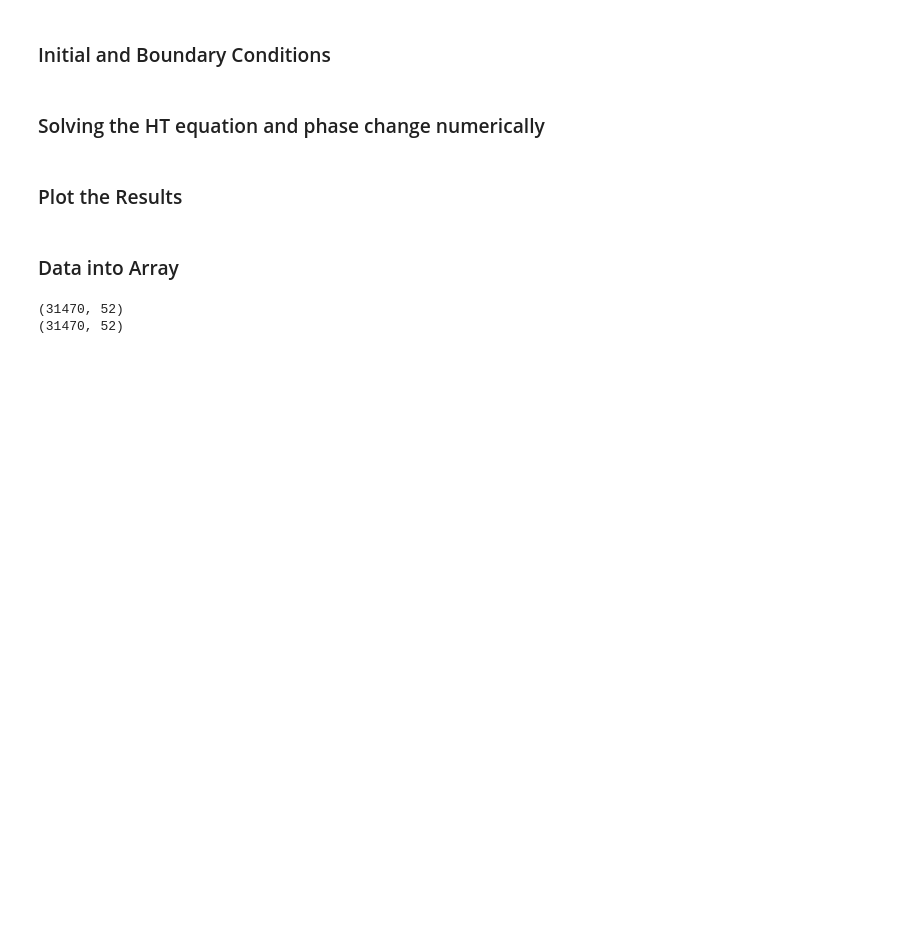
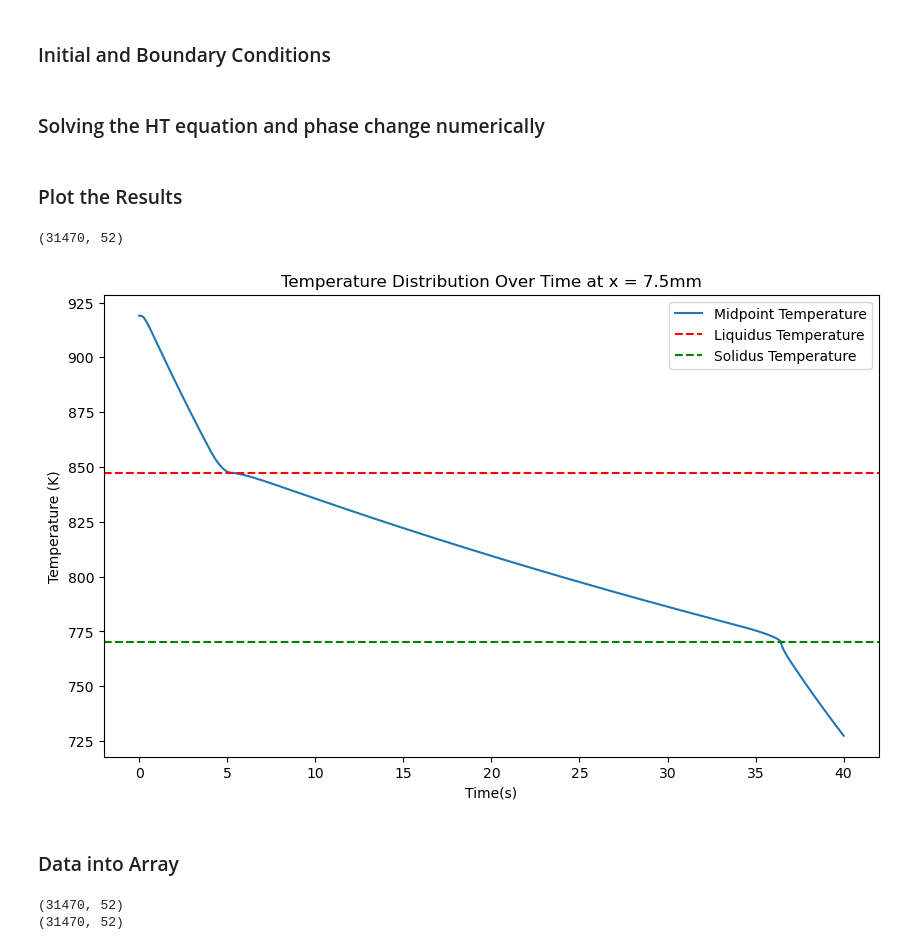
Before and after one commit to radhikrammohan/1D_HT_Pinn, a Jupyter notebook: Data-prep/PINN/MushyZone-PINN/Pinn-Mush/Non-Spartan/all_data/Scaled/Pinn-PD+IC1.ipynb, the cells around one changed output. Saved outputs shown, nothing was run; the diff lists cells and outputs as text; code cells hidden in the pictures; blank space fills up the shorter version.

```diff
--- a/Data-prep/PINN/MushyZone-PINN/Pinn-Mush/Non-Spartan/all_data/Scaled/Pinn-PD+IC1.ipynb
+++ b/Data-prep/PINN/MushyZone-PINN/Pinn-Mush/Non-Spartan/all_data/Scaled/Pinn-PD+IC1.ipynb
@@ -228,20 +239,23 @@ for m in range(1, num_steps+1):
 # %% [markdown]
 ### Plot the Results
 # %%
-# # Plot temperature history for debugging
-# temperature_history_1 = np.array(temperature_history)
-# print(temperature_history_1.shape)
-# time_ss= np.linspace(0, time_end, num_steps+1)
-# # print(time_ss.shape)
-# plt.figure(figsize=(10, 6))
-# plt.plot(time_ss, midpoint_temperature_history, label='Midpoint Temperature')
-# plt.axhline(y=T_L, color='r', linestyle='--', label='Liquidus Temperature')
-# plt.axhline(y=T_S, color='g', linestyle='--', label='Solidus Temperature')
-# plt.xlabel('Time(s)')
-# plt.ylabel('Temperature (K)')
-# plt.title('Temperature Distribution Over Time at x = 7.5mm')
-# plt.legend()
-# plt.show()
+# Plot temperature history for debugging
+temperature_history_1 = np.array(temperature_history)
+print(temperature_history_1.shape)
+time_ss= np.linspace(0, time_end, num_steps+1)
+# print(time_ss.shape)
+plt.figure(figsize=(10, 6))
+plt.plot(time_ss, midpoint_temperature_history, label='Midpoint Temperature')
+plt.axhline(y=T_L, color='r', linestyle='--', label='Liquidus Temperature')
+plt.axhline(y=T_S, color='g', linestyle='--', label='Solidus Temperature')
+plt.xlabel('Time(s)')
+plt.ylabel('Temperature (K)')
+plt.title('Temperature Distribution Over Time at x = 7.5mm')
+plt.legend()
+plt.show()
+# %% [output]
+(31470, 52)
+[figure, added]
 # %% [markdown]
 ### Data into Array
 # %%
```
Also changed, not shown: parts of 14 cells of this notebook, 3 other files.
